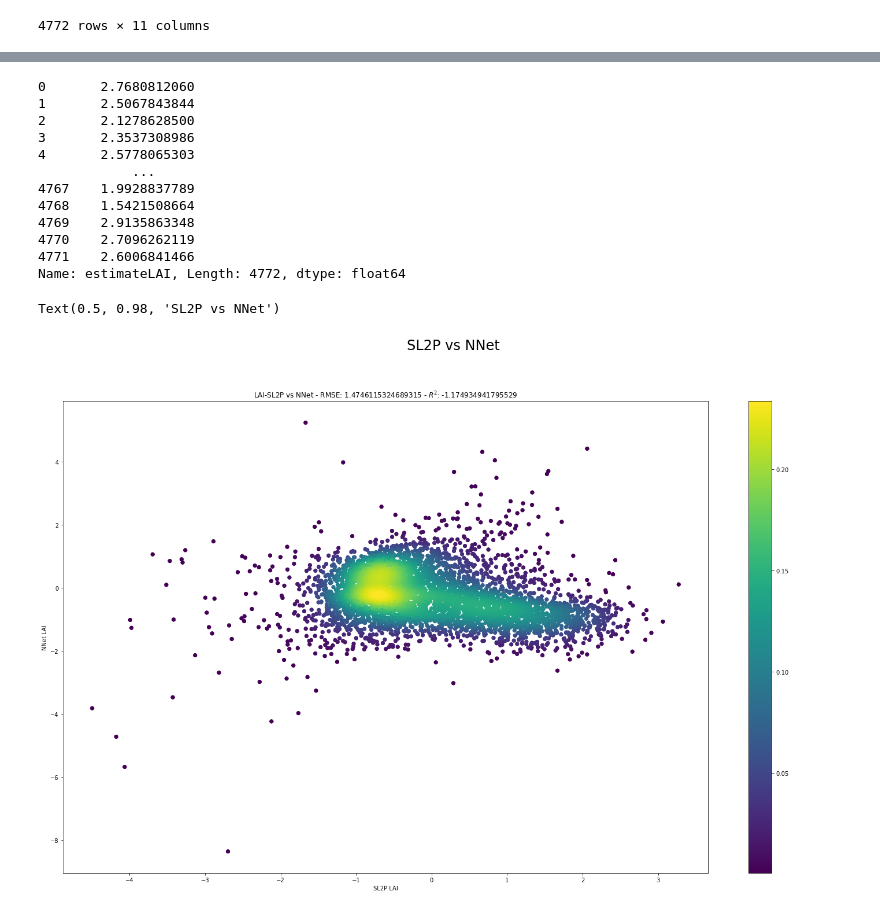
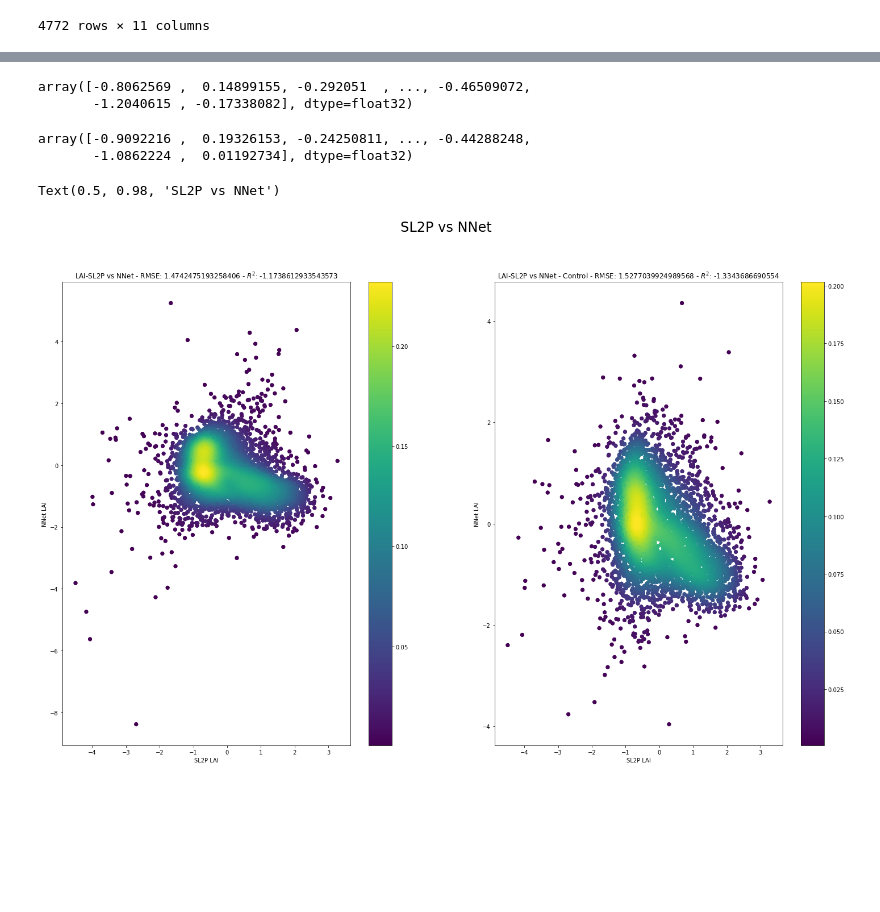
Before and after one commit to Hi-Chem246/ALR_SL2P, a Jupyter notebook: steps_eight_nine.ipynb, the cells around one changed output, grey strips where cells are left out. Cells and saved outputs as stored; diff of their text form; code cells hidden in the pictures; blank space fills up the shorter version.

```diff
--- a/steps_eight_nine.ipynb
+++ b/steps_eight_nine.ipynb
@@ -672,31 +667,28 @@ bands_df_scaled
 4772 rows × 11 columns
-# %%
-sl2p = estimate_array['estimate'+outputName]/outputScale
-
-sl2p
-# %% [output]
-0       2.7680812060
-1       2.5067843844
-2       2.1278628500
-3       2.3537308986
-4       2.5778065303
-            ...
-4767    1.9928837789
-4768    1.5421508664
-4769    2.9135863348
-4770    2.7096262119
-4771    2.6006841466
-Name: estimateLAI, Length: 4772, dtype: float64
 # %%
-sl2p_scaled = (sl2p-sl2p.mean())/sl2p.std()
+sl2p_scaled = numpy.array((sl2p-sl2p.mean())/sl2p.std())
 # %%
 # Load the model
 
 LAI_model = keras.models.load_model('./models/LAI_models')
+LAI_model_control = keras.models.load_model('./models/LAI_models_control')
 # %%
 # Apply the Neural network
 
-LAI_image_predicted = pandas.Series(LAI_model.predict(numpy.array(bands_df_scaled)).flatten())
+LAI_image_predicted = LAI_model.predict(numpy.array(bands_df_scaled)).flatten()
+LAI_image_predicted_control = LAI_model_control.predict(numpy.array(bands_df_scaled)).flatten()
+# %%
+LAI_image_predicted
+# %% [output]
+array([-0.8062569 ,  0.14899155, -0.292051  , ..., -0.46509072,
+       -1.2040615 , -0.17338082], dtype=float32)
+# %%
+LAI_image_predicted_control
+# %% [output]
+array([-0.9092216 ,  0.19326153, -0.24250811, ..., -0.44288248,
+       -1.0862224 ,  0.01192734], dtype=float32)
+# %%
+sl2p_scaled = numpy.resize(sl2p_scaled, len(LAI_image_predicted))
 # %%
 # Function that creates a density plot
 
@@ -716,11 +708,13 @@ def plotting_function(var, input_var, resp_var, title, xlabel, ylabel, alg, ax=N
     ax.set_xlabel(xlabel)
     ax.set_ylabel(ylabel)
 # %%
-fig, (ax1) = plt.subplots(1,1,figsize=(25,15))
+fig, (ax1, ax2) = plt.subplots(1,2,figsize=(25,15))
 
 plotting_function('LAI', sl2p_scaled, LAI_image_predicted, 'LAI','SL2P LAI','NNet LAI','SL2P vs NNet', ax1)
 
+plotting_function('LAI', sl2p_scaled, LAI_image_predicted_control, 'LAI','SL2P LAI','NNet LAI','SL2P vs NNet - Control', ax2)
+
 fig.suptitle('SL2P vs NNet', fontsize=24)
 # %% [output]
 Text(0.5, 0.98, 'SL2P vs NNet')
-[figure, old version]
+[figure, new version]
```
Also changed, not shown: parts of 4 cells of this notebook, 7 other files.
